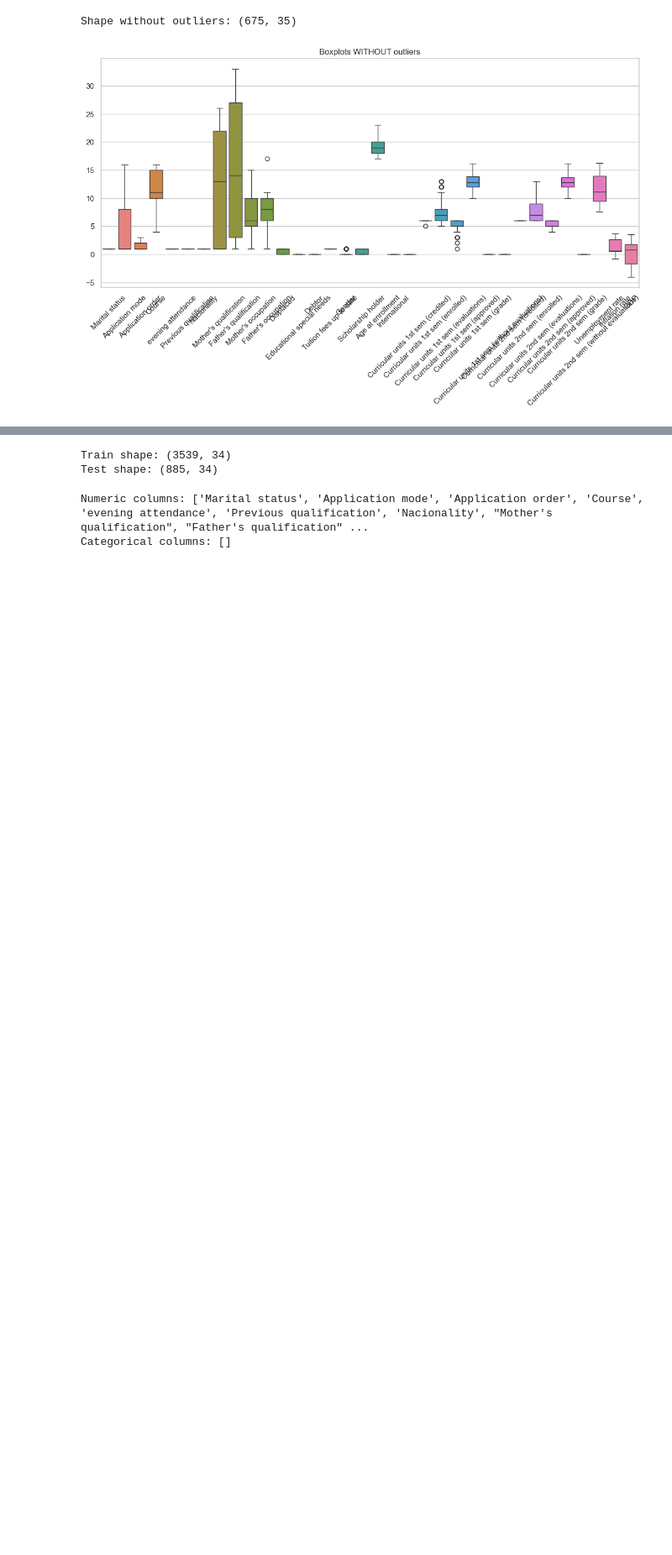
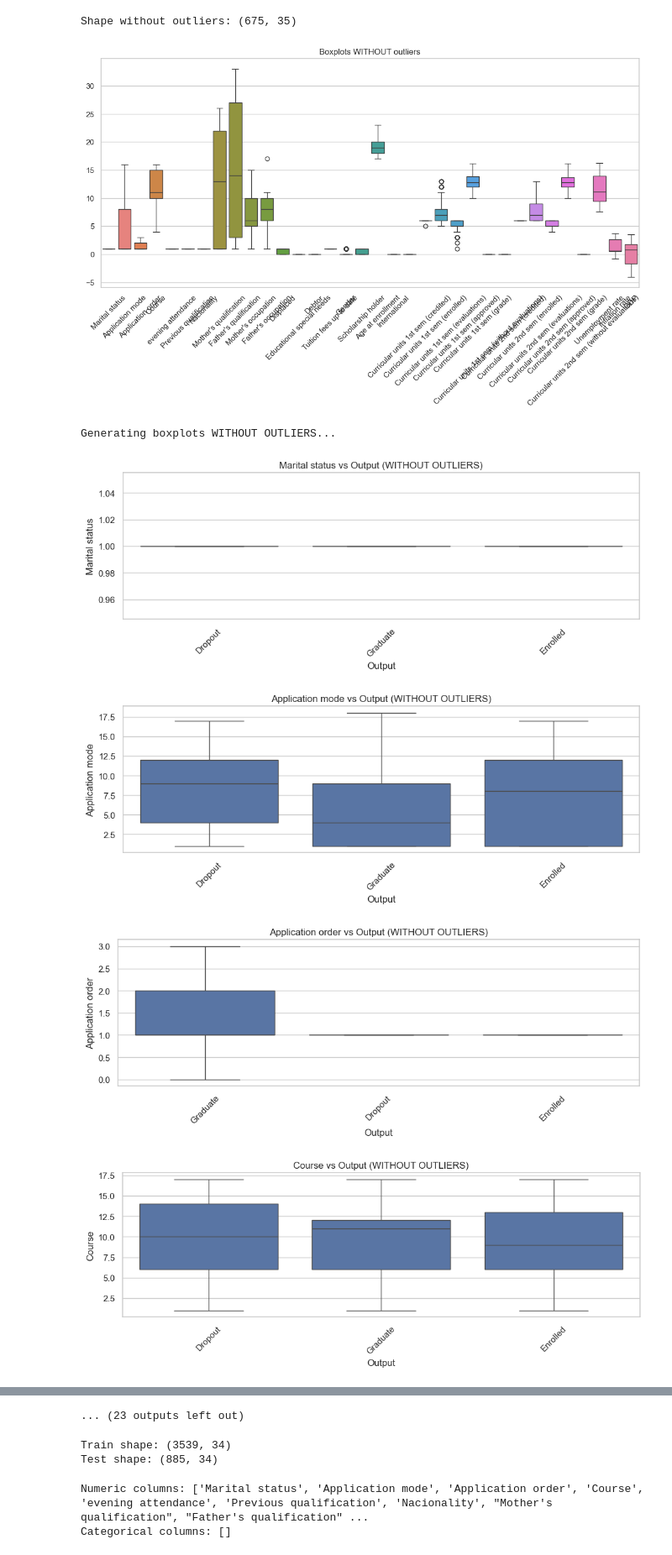
Before and after one commit to defneelagoz/practical-course, a Jupyter notebook: predictive_model/data_analysis_uni_jpy.ipynb, the cells around one changed output, grey strips where cells are left out. Shown at 84% size. Saved outputs shown, nothing was run; the diff lists cells and outputs as text; code cells hidden in the pictures; blank space fills up the shorter version.

Commit message:
data analysis

```diff
--- a/predictive_model/data_analysis_uni_jpy.ipynb
+++ b/predictive_model/data_analysis_uni_jpy.ipynb
@@ -121,3 +121,30 @@ plt.show()
 # %% [output]
 Shape without outliers: (675, 35)
 [figure]
+# %%
+print("Generating boxplots WITHOUT OUTLIERS...")
+
+def remove_outliers_iqr(df, column):
+    Q1 = df[column].quantile(0.25)
+    Q3 = df[column].quantile(0.75)
+    IQR = Q3 - Q1
+    lower = Q1 - 1.5 * IQR
+    upper = Q3 + 1.5 * IQR
+    return df[(df[column] >= lower) & (df[column] <= upper)]
+
+
+for col in numeric_cols:
+    df_clean = remove_outliers_iqr(df, col)
+
+    plt.figure(figsize=(10,4))
+    sns.boxplot(data=df_clean, x=TARGET_COL, y=col, showfliers=False)
+    plt.title(f"{col} vs {TARGET_COL} (WITHOUT OUTLIERS)")
+    plt.xticks(rotation=45)
+    plt.tight_layout()
+    plt.show()
+# %% [output]
+Generating boxplots WITHOUT OUTLIERS...
+[figure, added]
+[figure, added]
+[figure, added]
+[figure, added]
@@ -124,3 +158,4 @@ Shape without outliers: (675, 35)
+... (23 outputs left out)
 # %%
 X = df.drop(columns=[TARGET_COL])
 y = df[TARGET_COL]
```
Also changed, not shown: parts of 4 cells of this notebook.
